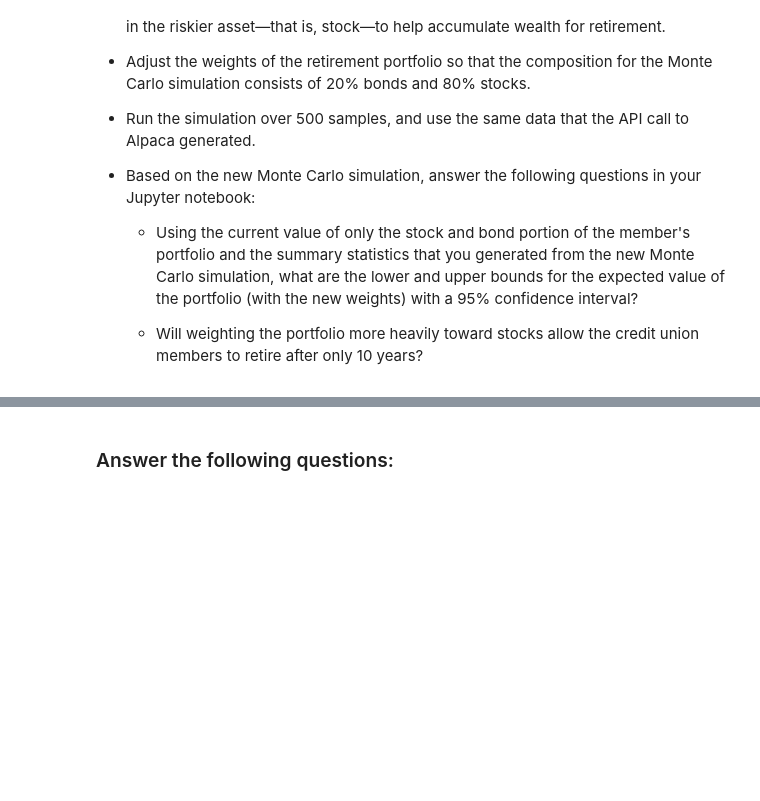
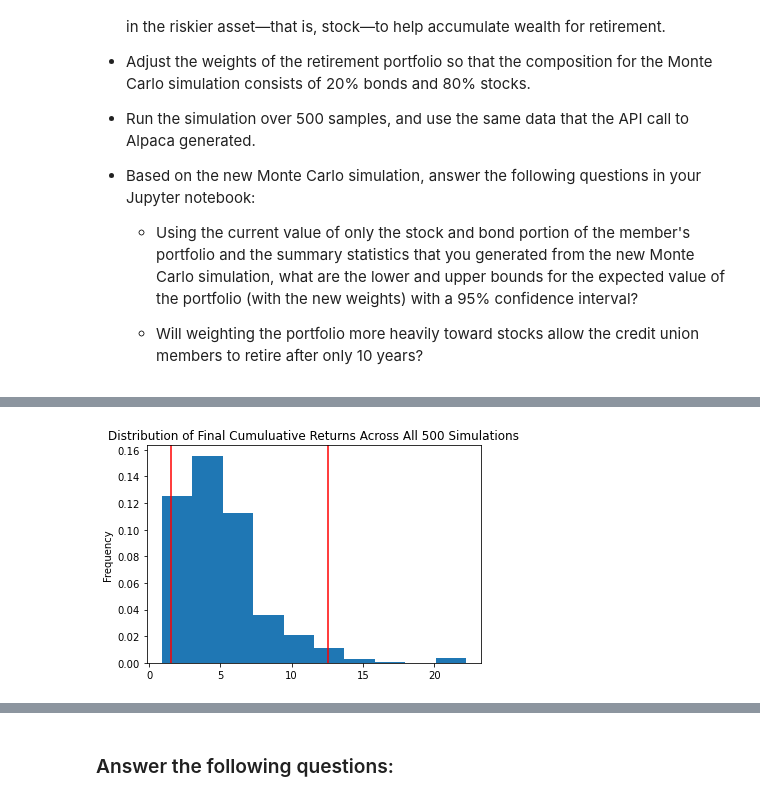
Before and after one commit to carljfrederick/financial-health-app, a Jupyter notebook: financial_planning_tools.ipynb, the cells around one changed output, grey strips where cells are left out. Cells and saved outputs as stored; diff of their text form; code cells hidden in the pictures; blank space fills up the shorter version.

```diff
--- a/financial_planning_tools.ipynb
+++ b/financial_planning_tools.ipynb
@@ -621,5 +686,7 @@ For this new Monte Carlo simulation, do the following:
 # %%
-# Visualize the probability distribution of the 10-year Monte Carlo simulation
+# Visualizes the probability distribution of the 10-year Monte Carlo simulation
 # by plotting a histogram
-# YOUR CODE HERE
+MC_sim_dist_plot_10_year = MC_tenyear.plot_distribution()
+# %% [output]
+[figure, added]
 # %%
```
Also changed, not shown: parts of 9 cells of this notebook.
